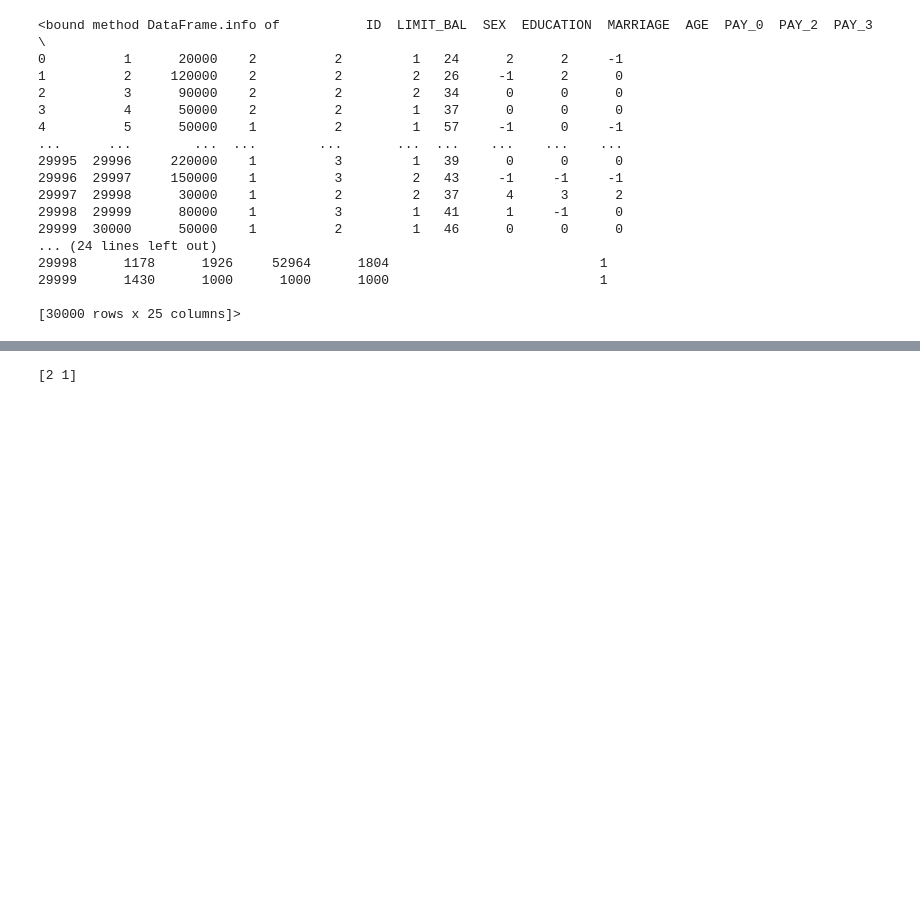
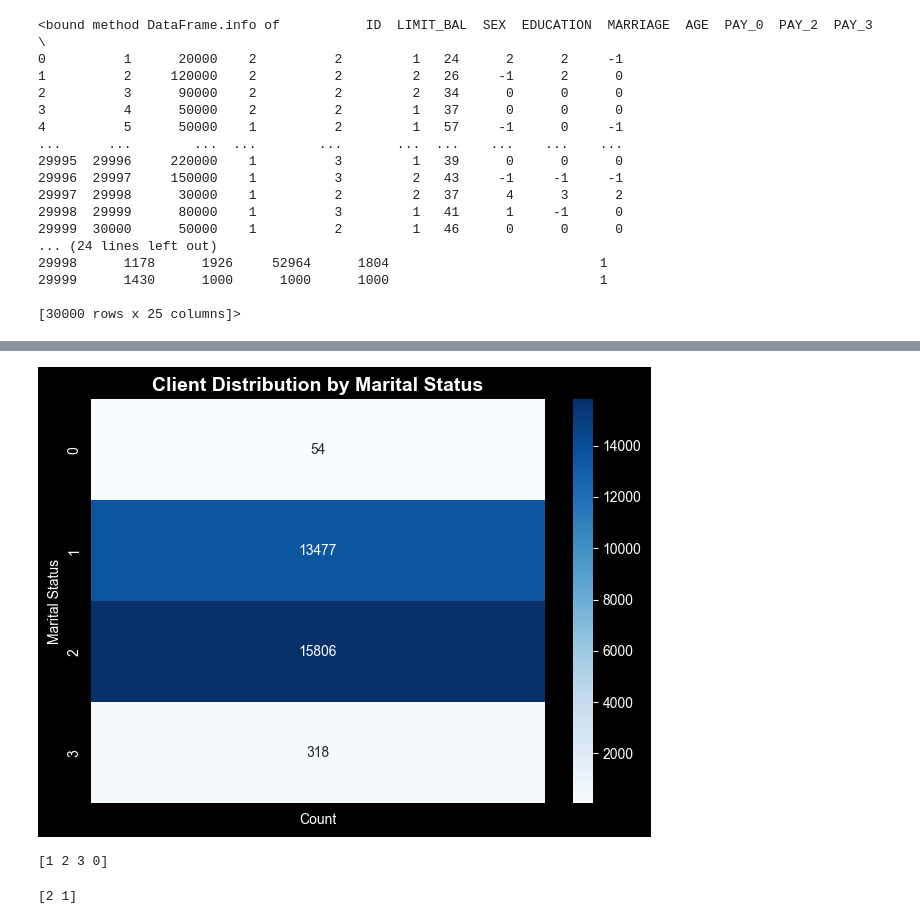
Before and after one commit to titusk2/DS-7331-, a Jupyter notebook: DS-7331 Mini Lab_Final_V2.ipynb, the cells around one changed output, grey strips where cells are left out. Cells and saved outputs as stored; diff of their text form; code cells hidden in the pictures; blank space fills up the shorter version.

```diff
--- a/DS-7331 Mini Lab_Final_V2.ipynb
+++ b/DS-7331 Mini Lab_Final_V2.ipynb
@@ -104 +155,28 @@ print(marriage)
+# %%
+heatmap_marriage = (
+    df["MARRIAGE"]
+    .value_counts()
+    .sort_index()
+    .to_frame(name="Count")
+)
+
+sns.heatmap(
+    heatmap_marriage,
+    cmap="Blues",
+    annot=True,
+    fmt="d"
+)
+
+plt.title("Client Distribution by Marital Status", fontsize=14, fontweight="bold")
+plt.xlabel("")
+plt.ylabel("Marital Status")
+plt.tight_layout()
+plt.show()
+# %% [output]
+[figure, added]
+# %%
+marriage = df["MARRIAGE"].unique()
+print(marriage)
+# %% [output]
+[1 2 3 0]
 # %%
```
Also changed, not shown: parts of 25 cells of this notebook.
